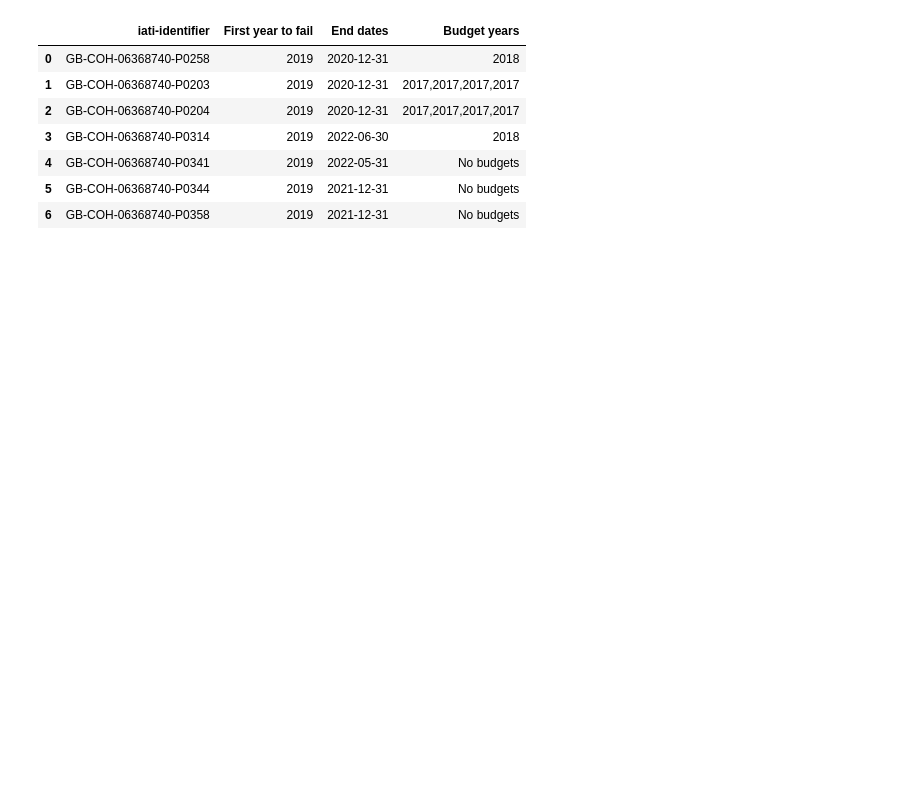
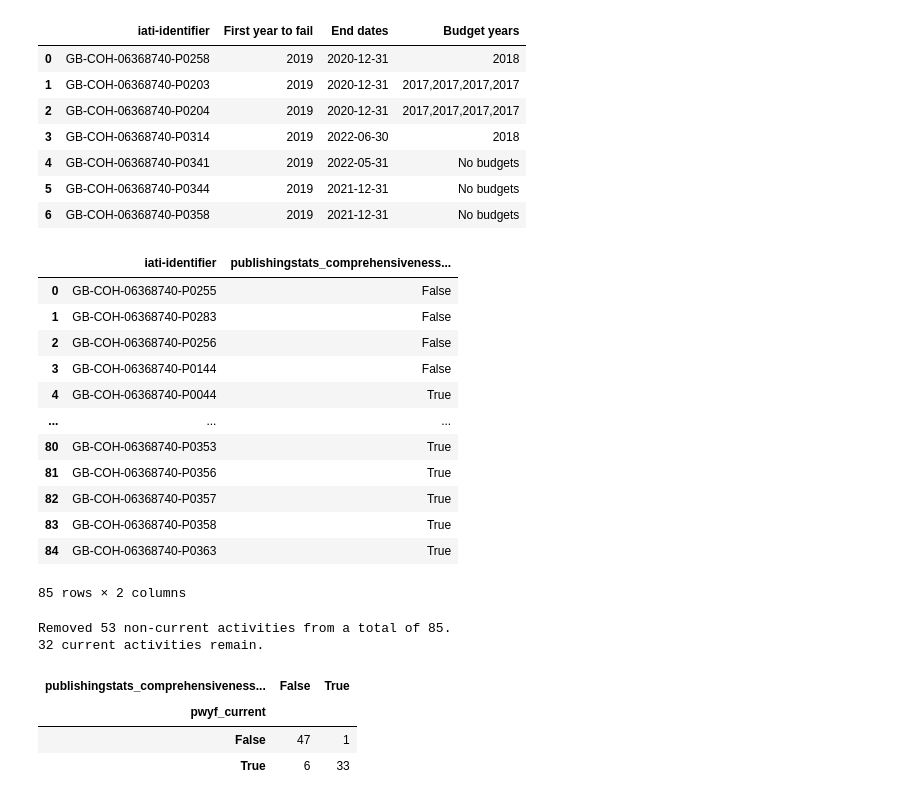
Before and after one commit to OpenDataServices/iati-traceability, a Jupyter notebook: colab/IATI_Publisher_Data_Getter.ipynb, the cells around one changed output. Cells and saved outputs as stored; diff of their text form; code cells hidden in the pictures; blank space fills up the shorter version.

Commit message:
[#4] Add Publishing Statistics comprehensiveness current check

```diff
--- a/colab/IATI_Publisher_Data_Getter.ipynb
+++ b/colab/IATI_Publisher_Data_Getter.ipynb
@@ -402,3 +405,47 @@ forward_looking_details
 | 4 | GB-COH-06368740-P0341 | 2019 | 2022-05-31 | No budgets |
 | 5 | GB-COH-06368740-P0344 | 2019 | 2021-12-31 | No budgets |
 | 6 | GB-COH-06368740-P0358 | 2019 | 2021-12-31 | No budgets |
+# %%
+comprehensiveness_is_current_details = pd.read_csv('iati-publishingstats-details/comprehensiveness_is_current_details.csv')
+comprehensiveness_is_current_details
+# %% [output]
+|  | iati-identifier | publishingstats_comprehensiveness... |
+| 0 | GB-COH-06368740-P0255 | False |
+| 1 | GB-COH-06368740-P0283 | False |
+| 2 | GB-COH-06368740-P0256 | False |
+| 3 | GB-COH-06368740-P0144 | False |
+| 4 | GB-COH-06368740-P0044 | True |
+| ... | ... | ... |
+| 80 | GB-COH-06368740-P0353 | True |
+| 81 | GB-COH-06368740-P0356 | True |
+| 82 | GB-COH-06368740-P0357 | True |
+| 83 | GB-COH-06368740-P0358 | True |
+| 84 | GB-COH-06368740-P0363 | True |
+85 rows × 2 columns
+# %%
+big_iati_comprehensiveness_current = copy.copy(big_iati_archived)
+
+cur_length = len(big_iati_comprehensiveness_current)
+
+if current_only:
+  for activity in big_iati_comprehensiveness_current:
+    if activity.findtext('iati-identifier') in comprehensiveness_is_current_details.loc[comprehensiveness_is_current_details['publishingstats_comprehensiveness_current'] == False, 'iati-identifier'].values:
+      activity.getparent().remove(activity)
+
+  print("Removed {} non-current activities from a total of {}.".format((cur_length-len(big_iati_comprehensiveness_current)),cur_length))
+  print("{} current activities remain.".format(len(big_iati_comprehensiveness_current)))
+
+else:
+  print("As `current_only` is set to False, all retrieved activities have been kept")
+# %% [output]
+Removed 53 non-current activities from a total of 85.
+32 current activities remain.
+# %%
+merged_currents = pd.merge(current_check_log, comprehensiveness_is_current_details, on="iati-identifier")
+merged_currents.groupby(['pwyf_current', 'publishingstats_comprehensiveness_current']).size().unstack()
+# Note: these numbers will not add up properly if there are duplicate iati-identifiers
+# %% [output]
+| publishingstats_comprehensiveness... | False | True |
+| pwyf_current |  |  |
+| False | 47 | 1 |
+| True | 6 | 33 |
```
Also changed, not shown: parts of 7 cells of this notebook.
